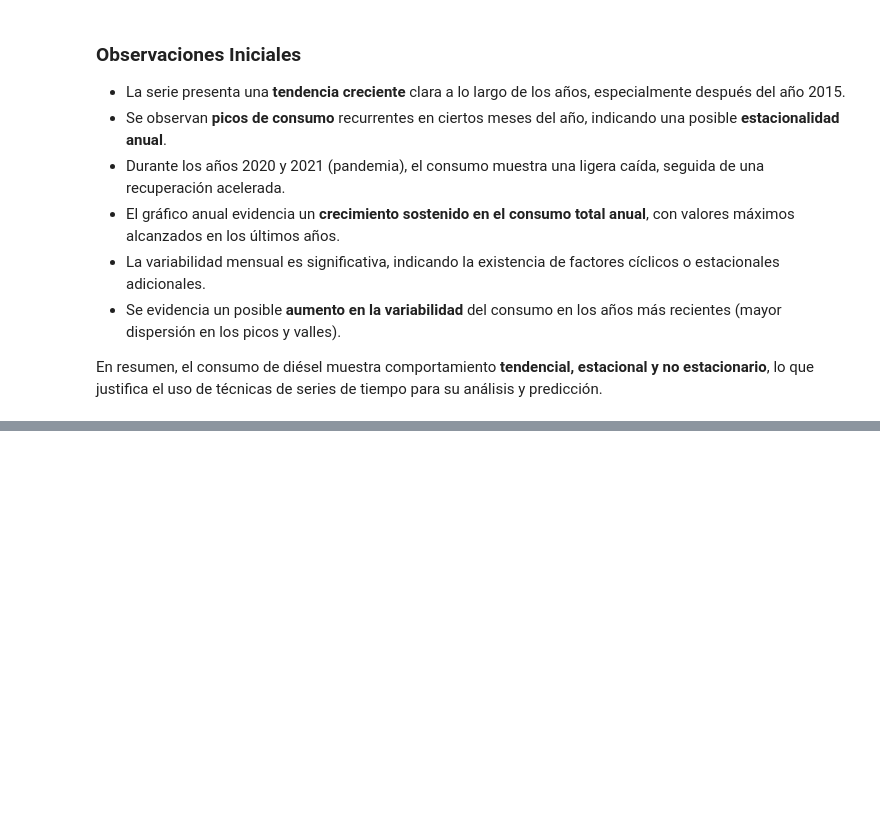
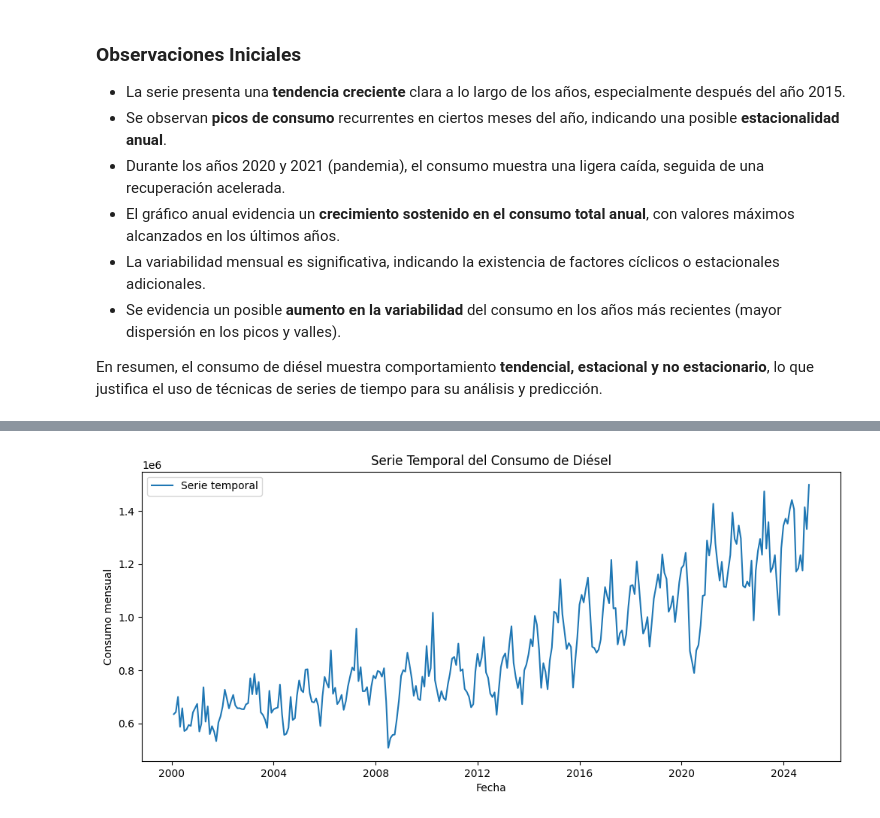
Before and after one commit to DanielDubon/DS_TimeSeries, a Jupyter notebook: notebooks/DieselNotebook.ipynb, the cells around one changed output, grey strips where cells are left out. Saved outputs shown, nothing was run; the diff lists cells and outputs as text; code cells hidden in the pictures; blank space fills up the shorter version.

```diff
--- a/notebooks/DieselNotebook.ipynb
+++ b/notebooks/DieselNotebook.ipynb
@@ -108,0 +118,10 @@ En resumen, el consumo de diésel muestra comportamiento **tendencial, estaciona
+# %%
+plt.figure(figsize=(12,5))
+plt.plot(df_diesel.index, df_diesel['Diesel'], label='Serie temporal')
+plt.title('Serie Temporal del Consumo de Diésel')
+plt.xlabel('Fecha')
+plt.ylabel('Consumo mensual')
+plt.legend()
+plt.show()
+# %% [output]
+[figure, added]
```
Also changed, not shown: parts of 4 cells of this notebook.
